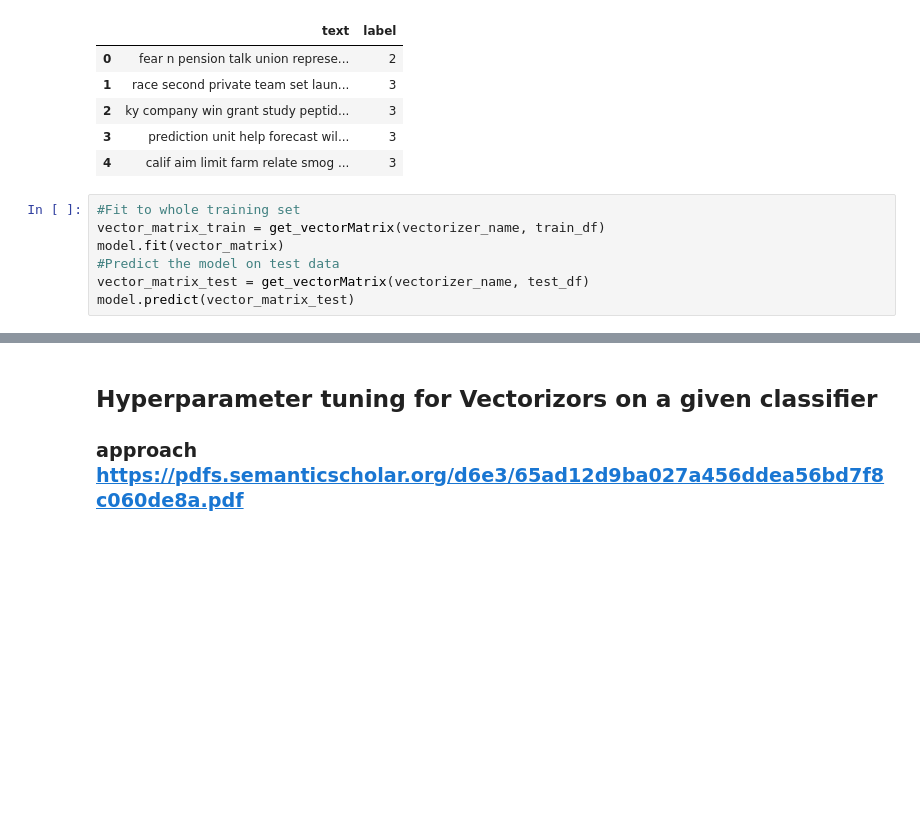
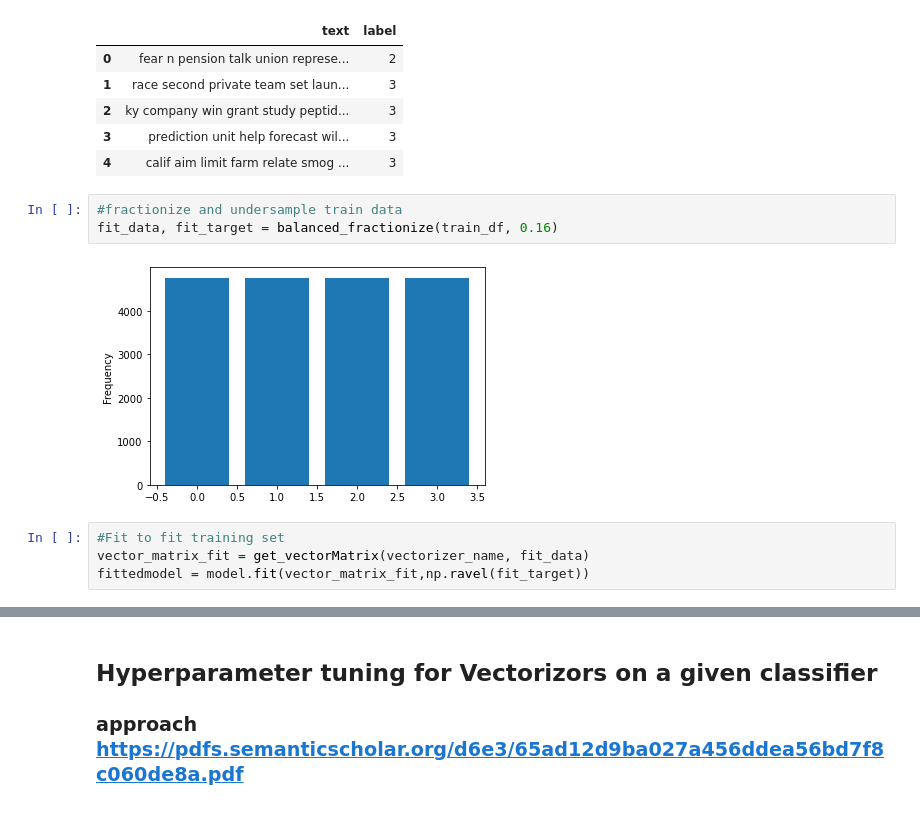
Before and after one commit to malte-koenig/AG_News_Classifier, a Jupyter notebook: main.ipynb, the cells around one changed output, grey strips where cells are left out. Drawn from its saved outputs; the diff is of its cells as text; blank space fills up the shorter version.

Commit message:
fitted model , error in predict part

```diff
--- a/main.ipynb
+++ b/main.ipynb
@@ -560,9 +533,11 @@ test_df.head()
 | 3 | prediction unit help forecast wil... | 3 |
 | 4 | calif aim limit farm relate smog ... | 3 |
 # %%
-#Fit to whole training set
-vector_matrix_train = get_vectorMatrix(vectorizer_name, train_df)
-model.fit(vector_matrix)
-#Predict the model on test data
-vector_matrix_test = get_vectorMatrix(vectorizer_name, test_df)
-model.predict(vector_matrix_test)
+#fractionize and undersample train data
+fit_data, fit_target = balanced_fractionize(train_df, 0.16)
+# %% [output]
+[figure, added]
+# %%
+#Fit to fit training set
+vector_matrix_fit = get_vectorMatrix(vectorizer_name, fit_data)
+fittedmodel = model.fit(vector_matrix_fit,np.ravel(fit_target))
```
Also changed, not shown: parts of 7 cells of this notebook, 1 other file.
